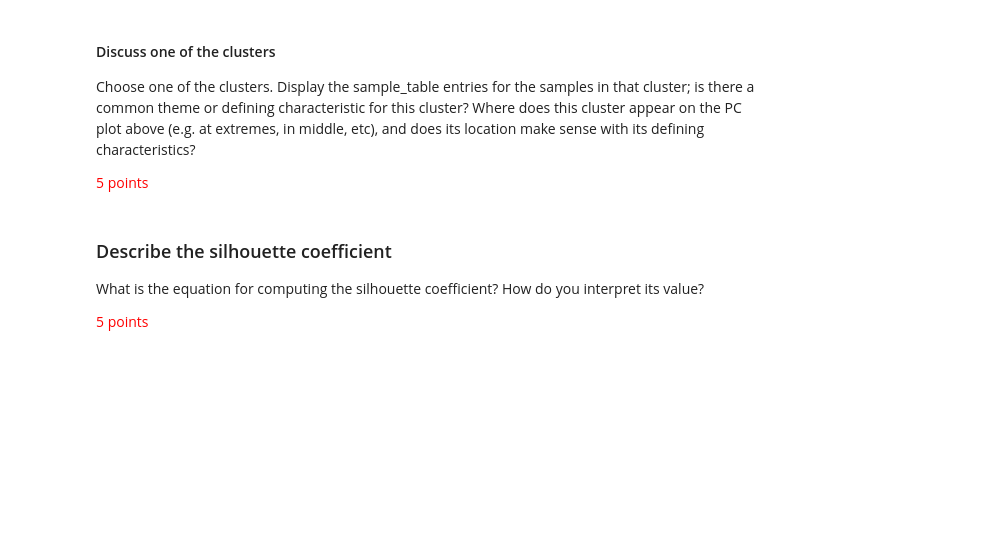
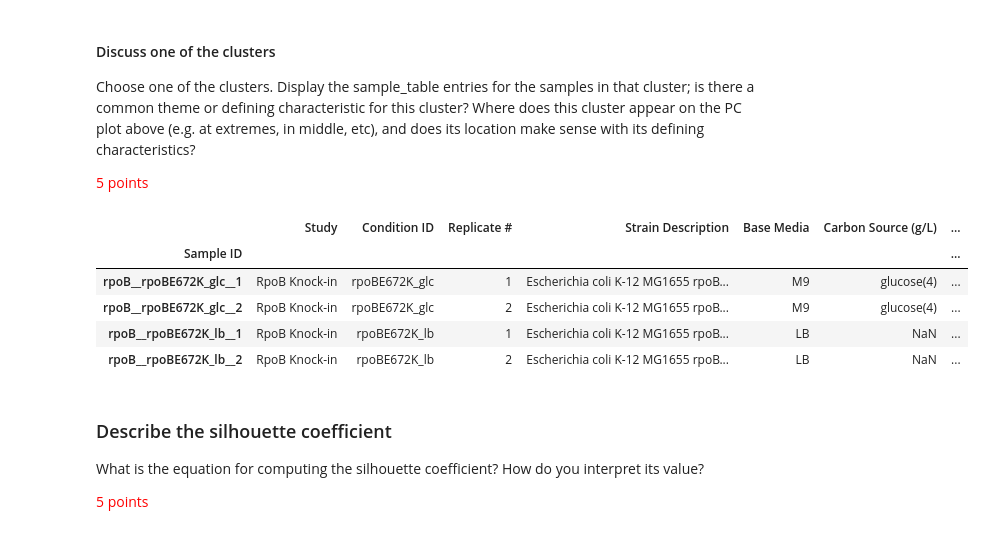
Before and after one commit to XuwenAmyLou/SP23-BENG213, a Jupyter notebook: HW2/Homework 2_ Unsupervised Learning.ipynb, the cells around one changed output. Drawn from its saved outputs; the diff is of its cells as text; code cells hidden in the pictures; blank space fills up the shorter version.

```diff
--- a/HW2/Homework 2_ Unsupervised Learning.ipynb
+++ b/HW2/Homework 2_ Unsupervised Learning.ipynb
@@ -136,6 +194,17 @@ def PCA_cluster_plot(data, cluster_labels, ax = None):
 Choose one of the clusters. Display the sample_table entries for the samples in that cluster; is there a common theme or defining characteristic for this cluster? Where does this cluster appear on the PC plot above (e.g. at extremes, in middle, etc), and does its location make sense with its defining characteristics?
 
 <span style="color:red">5 points</span>
+# %%
+#  cluster 9 seems interesting, get information based on kmeans.labels_
+cluster_9 = data[['rpoB__rpoBE672K_glc__1','rpoB__rpoBE672K_glc__2','rpoB__rpoBE672K_lb__1','rpoB__rpoBE672K_lb__2']]
+sample_table.loc[['rpoB__rpoBE672K_glc__1','rpoB__rpoBE672K_glc__2','rpoB__rpoBE672K_lb__1','rpoB__rpoBE672K_lb__2']]
+# %% [output]
+|  | Study | Condition ID | Replicate # | Strain Description | Base Media | Carbon Source (g/L) | ... |
+| Sample ID |  |  |  |  |  |  | ... |
+| rpoB__rpoBE672K_glc__1 | RpoB Knock-in | rpoBE672K_glc | 1 | Escherichia coli K-12 MG1655 rpoB... | M9 | glucose(4) | ... |
+| rpoB__rpoBE672K_glc__2 | RpoB Knock-in | rpoBE672K_glc | 2 | Escherichia coli K-12 MG1655 rpoB... | M9 | glucose(4) | ... |
+| rpoB__rpoBE672K_lb__1 | RpoB Knock-in | rpoBE672K_lb | 1 | Escherichia coli K-12 MG1655 rpoB... | LB | NaN | ... |
+| rpoB__rpoBE672K_lb__2 | RpoB Knock-in | rpoBE672K_lb | 2 | Escherichia coli K-12 MG1655 rpoB... | LB | NaN | ... |
 # %% [markdown]
 ### Describe the silhouette coefficient
 
```
Also changed, not shown: parts of 4 cells of this notebook, 1 other file.
